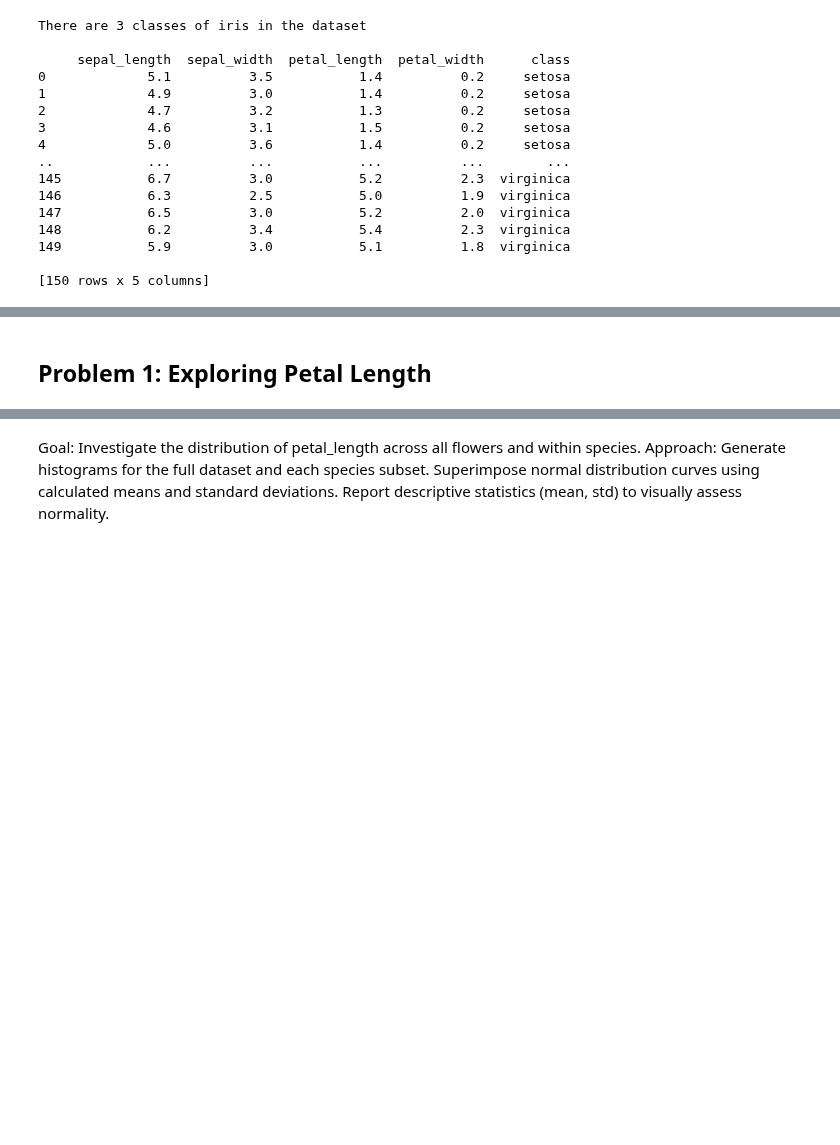
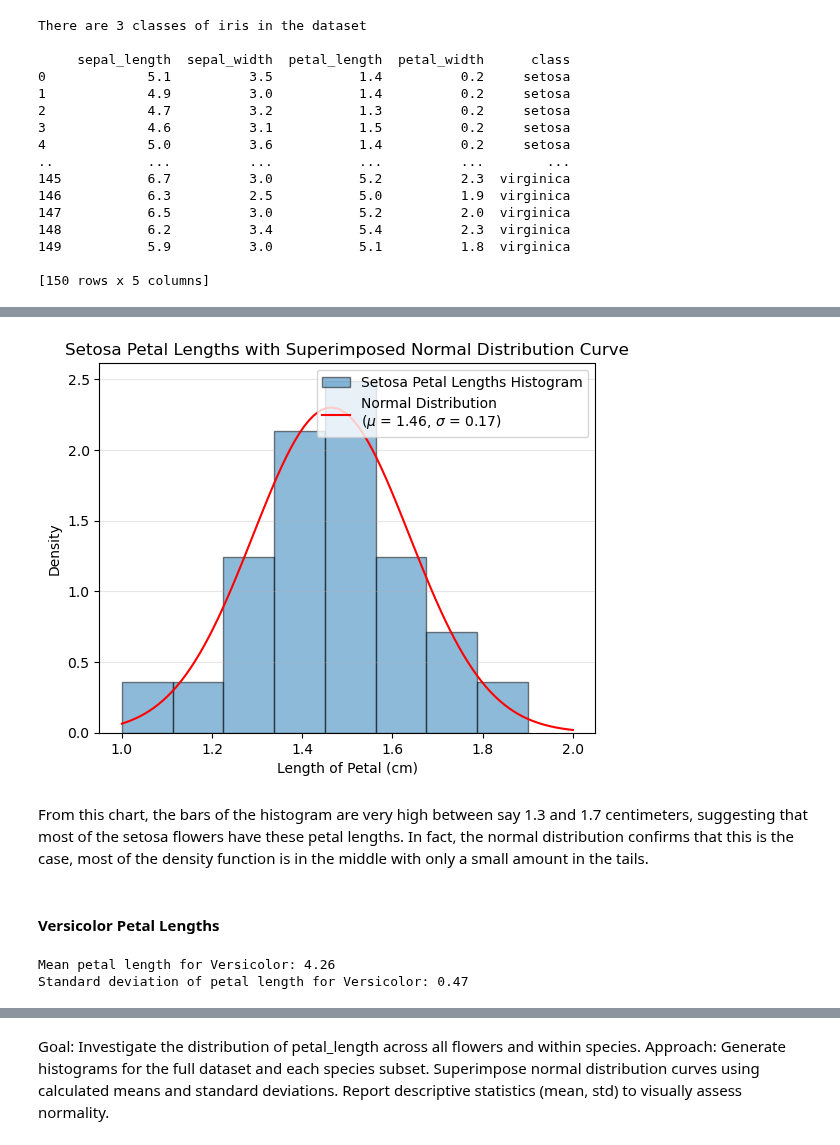
Before and after one commit to callagg2/applied_statistics, a Jupyter notebook: assessment/problems.ipynb, the cells around one changed output, grey strips where cells are left out. Saved outputs shown, nothing was run; the diff lists cells and outputs as text; code cells hidden in the pictures; blank space fills up the shorter version.

```diff
--- a/assessment/problems.ipynb
+++ b/assessment/problems.ipynb
@@ -252,2 +283,40 @@ plt.show()
-# %% [markdown]
-## Problem 1: Exploring Petal Length
+# %%
+fig, ax = plt.subplots()
+ax.hist(iris_df["petal_length"][iris_df["class"] == "setosa"], bins=8, edgecolor="black", alpha=0.5, density=True , label="Setosa Petal Lengths Histogram")
+# histogram from above except for the normalization.
+
+p_setosa = (1 / (std_deviation_petal_length_setosa * np.sqrt(2 * np.pi))) * np.exp(-((x_setosa - mean_petal_length_setosa) ** 2) / (2 * std_deviation_petal_length_setosa**2))
+# normal distribution values for the x values using the mean and standard deviation of the petal lengths for the setosa species
+
+ax.plot(x_setosa, p_setosa, color="red", label=f"Normal Distribution \n($\mu$ = {mean_petal_length_setosa:.2f}, $\sigma$ = {std_deviation_petal_length_setosa:.2f})")
+
+# legend
+ax.legend(loc="upper right")
+
+# axis titles
+ax.set_xlabel("Length of Petal (cm)")
+ax.set_ylabel("Density")
+
+# chart title
+ax.set_title("Setosa Petal Lengths with Superimposed Normal Distribution Curve")
+
+plt.grid(axis="y", alpha=0.3)
+plt.show()
+#plt.savefig("petal_lengths.png")
+# %% [output]
+[figure, added]
+# %% [markdown]
+From this chart, the bars of the histogram are very high between say 1.3 and 1.7 centimeters, suggesting that most of the setosa flowers have these petal lengths. In fact, the normal distribution confirms that this is the case, most of the density function is in the middle with only a small amount in the tails.
+# %% [markdown]
+#### Versicolor Petal Lengths
+# %%
+mean_petal_length_versicolor = np.mean(iris_df["petal_length"][iris_df["class"] == "versicolor"])
+# calculate the mean of the petal lengths for the versicolor species
+std_deviation_petal_length_versicolor = np.std(iris_df["petal_length"][iris_df["class"] == "versicolor"], ddof=1)
+# calculate the standard deviation of the petal lengths for the versicolor species
+
+print(f"Mean petal length for Versicolor: {round(mean_petal_length_versicolor, 2)}")
+print(f"Standard deviation of petal length for Versicolor: {round(std_deviation_petal_length_versicolor, 2)}")
+# %% [output]
+Mean petal length for Versicolor: 4.26
+Standard deviation of petal length for Versicolor: 0.47
```
Also changed, not shown: parts of 30 cells of this notebook.
